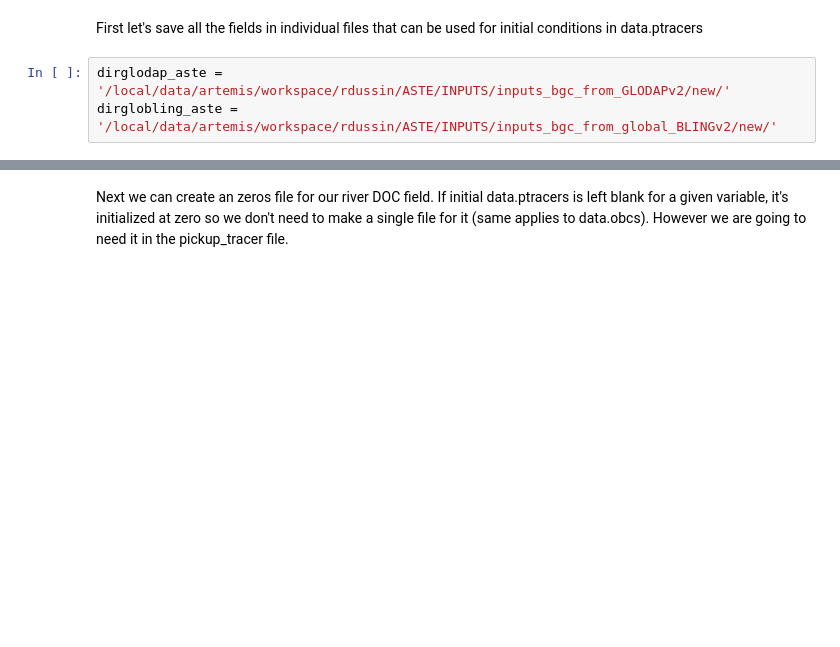
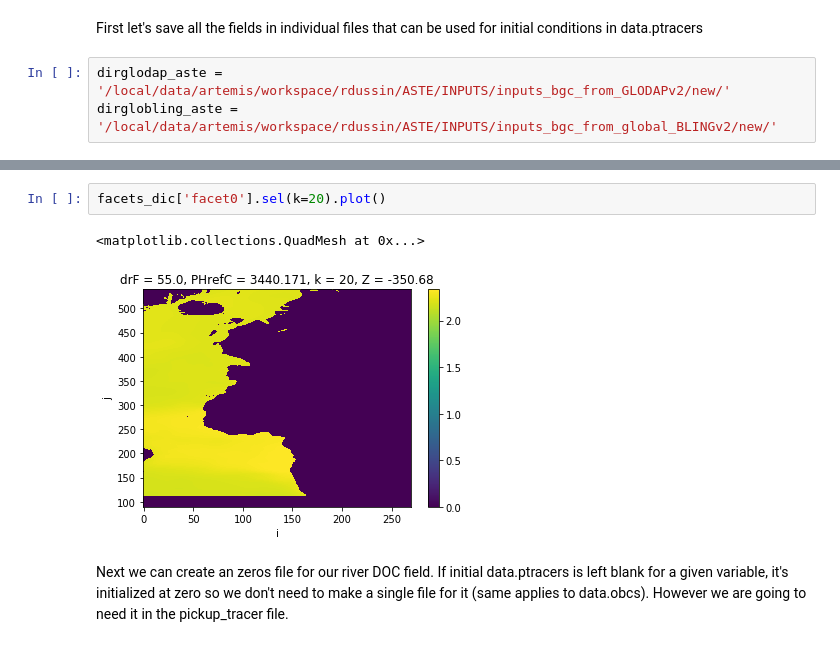
Before and after one commit to raphaeldussin/MITgcm-recipes, a Jupyter notebook: examples/Initial+boundary_conditions_BLING_ASTE.ipynb, the cells around one changed output, grey strips where cells are left out. Saved outputs shown, nothing was run; the diff lists cells and outputs as text; blank space fills up the shorter version.

```diff
--- a/examples/Initial+boundary_conditions_BLING_ASTE.ipynb
+++ b/examples/Initial+boundary_conditions_BLING_ASTE.ipynb
@@ -546,5 +573,10 @@ compact_dop = xmitgcm.utils.llc_facets_2d_to_compact(facets_dop, md)
 xmitgcm.utils.write_to_binary(compact_dop, dirglobling_aste + 'DOP_global_BLING_yearly_ASTE.bin',
                               dtype=np.dtype('float64'))
+# %%
+facets_dic['facet0'].sel(k=20).plot()
+# %% [output]
+<matplotlib.collections.QuadMesh at 0x...>
+[figure, added]
 # %% [markdown]
 Next we can create an zeros file for our river DOC field. If initial data.ptracers is left blank for a given variable, it's initialized at zero so we don't need to make a single file for it (same applies to data.obcs). However we are going to need it in the pickup_tracer file.
 # %%
```
Also changed, not shown: parts of 10 cells of this notebook.
